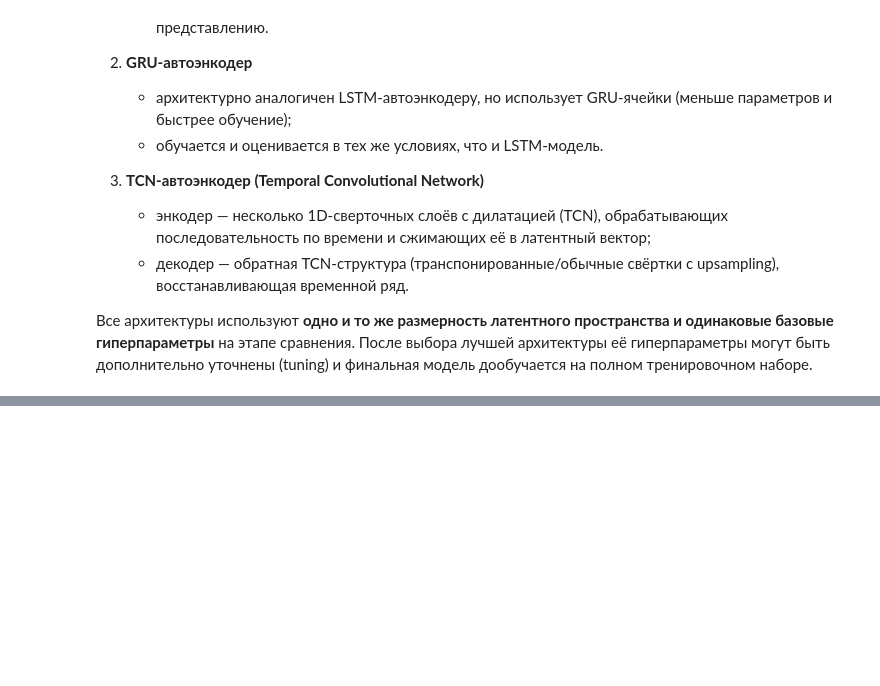
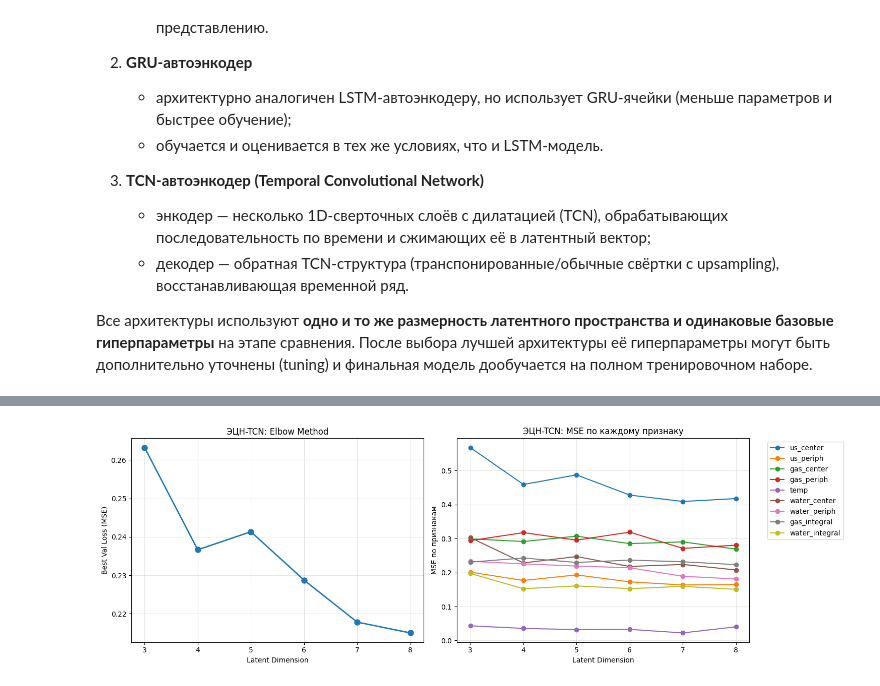
Before and after one commit to AlibekovAA/well_typification_latent, a Jupyter notebook: training/autoencoder.ipynb, the cells around one changed output, grey strips where cells are left out. Drawn from its saved outputs; the diff is of its cells as text; code cells hidden in the pictures; blank space fills up the shorter version.

```diff
--- a/training/autoencoder.ipynb
+++ b/training/autoencoder.ipynb
@@ -413,7 +404,7 @@ class GRUAutoencoder(nn.Module):
 
         self.fc_dec = nn.Linear(latent_dim, hidden_size)
         self.decoder_gru = nn.GRU(
-            input_size=input_dim,
+            input_size=hidden_size,
             hidden_size=hidden_size,
             num_layers=num_layers,
             batch_first=True,
@@ -434,10 +425,11 @@ class GRUAutoencoder(nn.Module):
         B = z.size(0)
         device = z.device
 
-        h0 = self.fc_dec(z)
-        h0 = h0.unsqueeze(0).repeat(self.num_layers, 1, 1)
+        z_repeated = z.unsqueeze(1).repeat(1, seq_len, 1)
+        dec_input = self.fc_dec(z_repeated)
 
-        dec_input = torch.zeros(B, seq_len, self.input_dim, device=device)
+        h0 = torch.zeros(self.num_layers, B, self.hidden_size, device=device)
+
         dec_output, _ = self.decoder_gru(dec_input, h0)
         recon = self.output_layer(dec_output)
         return recon
@@ -562,0 +790,32 @@ class TCNAutoencoder(nn.Module):
+# %%
+def compare_all_architectures(train_loader, val_loader, seq_len, pump_type, device):
+    architectures = {
+        "LSTM": LSTMAutoencoder,
+        "GRU": GRUAutoencoder,
+        "TCN": TCNAutoencoder,
+    }
+
+    all_results = {}
+
+    for name, model_class in architectures.items():
+        print(f"\n{'=' * 70}")
+        print(f"Сравнение архитектуры: {name}")
+        print(f"{'=' * 70}")
+
+        results, best = elbow_method(
+            train_loader, val_loader, LATENT_DIMS, seq_len, f"{pump_type}-{name}", device, model_class
+        )
+        all_results[name] = {"results": results, "best": best}
+
+    best_arch = min(all_results, key=lambda x: all_results[x]["best"]["best_val_loss"])
+    print(f"\n{'=' * 70}")
+    print(f"Лучшая архитектура: {best_arch}")
+    print(f"Val loss: {all_results[best_arch]['best']['best_val_loss']:.6f}")
+    print(f"Latent dim: {all_results[best_arch]['best']['latent_dim']}")
+    print(f"{'=' * 70}")
+
+    return all_results, best_arch
+# %%
+ecn_arch_results, ecn_best_arch_name = compare_all_architectures(
+    ecn_train_loader_sub, ecn_val_loader, WINDOW_SIZE_ECN, "ЭЦН", DEVICE
+)
@@ -562,0 +840,5 @@ class TCNAutoencoder(nn.Module):
+# %%
+ecn_best_overall = ecn_arch_results[ecn_best_arch_name]["best"]
+plot_elbow_results(ecn_arch_results[ecn_best_arch_name]["results"], f"ЭЦН-{ecn_best_arch_name}")
+# %% [output]
+[figure, added]
```
Also changed, not shown: parts of 29 cells of this notebook.
